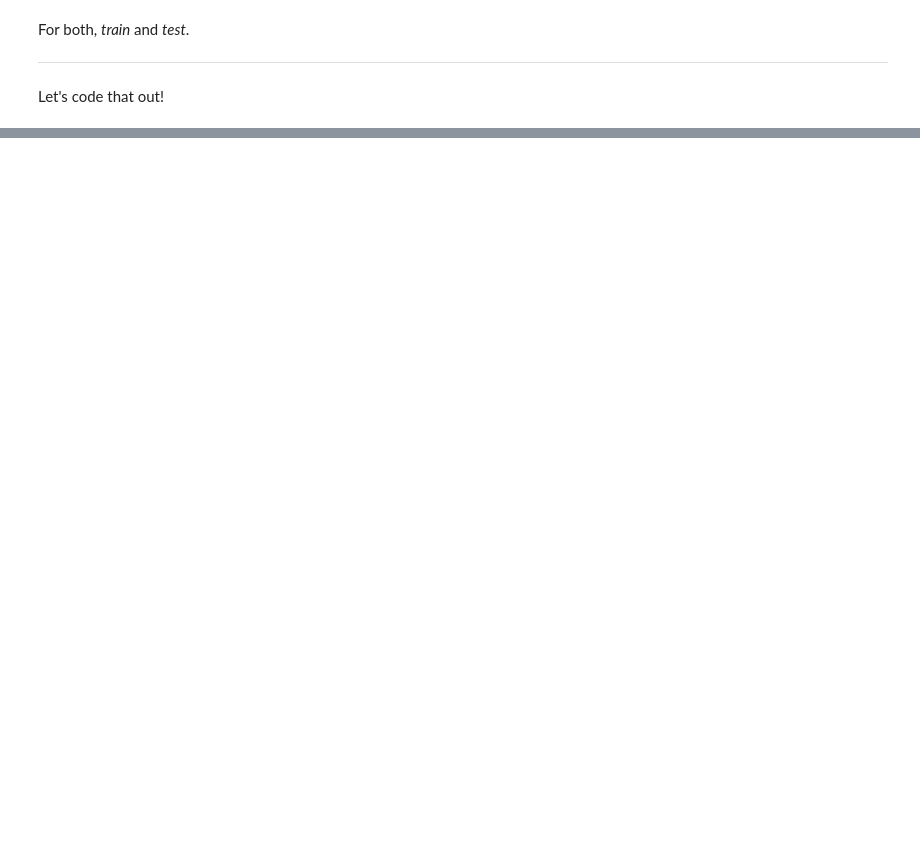
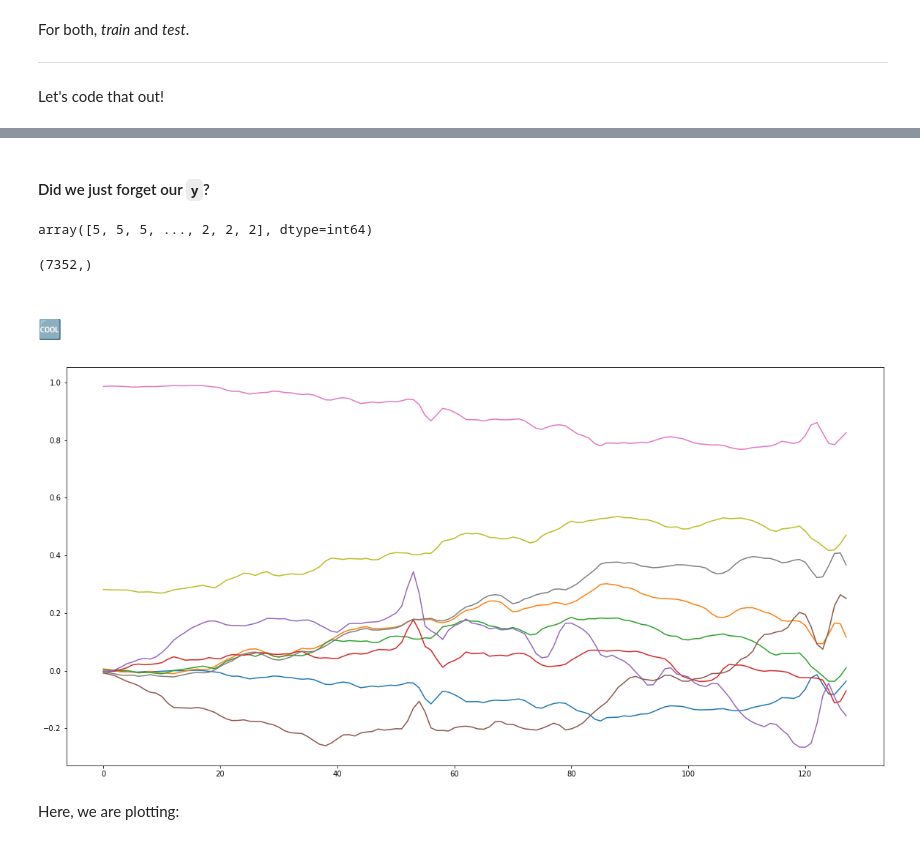
Before and after one commit to AayushSameerShah/TimeSeries-Forecasting, a Jupyter notebook: 5. Deep learning with Time Series/8. Human activity prediction (multi input).ipynb, the cells around one changed output, grey strips where cells are left out. Drawn from its saved outputs; the diff is of its cells as text; code cells hidden in the pictures; blank space fills up the shorter version.

```diff
--- a/5. Deep learning with Time Series/8. Human activity prediction (multi input).ipynb
+++ b/5. Deep learning with Time Series/8. Human activity prediction (multi input).ipynb
@@ -544,0 +560,6 @@ Let's code that out!
+# %%
+# loading all 9 files and storing them in the array for easy access!
+Ntrain = 7352
+Ntest = 2947
+T = 128
+D = 9
@@ -544,0 +568,3 @@ Let's code that out!
+# %%
+train = np.zeros(shape=(Ntrain, T, D))
+test = np.zeros(shape=(Ntest, T, D))
@@ -544,0 +573,9 @@ Let's code that out!
+# %%
+# for training
+path = "../data/UCI-HAR/UCI HAR Dataset/train/Inertial Signals/"
+for Dth, file in enumerate(os.listdir(path=path)):
+    data = pd.read_csv(path+file,
+                       header=None,
+                       delim_whitespace=True).values
+    train[:, :, Dth] = data
+    print("Reading & Storing Successful for D =", Dth)
@@ -544,0 +621,2 @@ Let's code that out!
+# %% [markdown]
+#### Did we just forget our `y`?
@@ -544,0 +626,18 @@ Let's code that out!
+# %%
+ytrain
+# %% [output]
+array([5, 5, 5, ..., 2, 2, 2], dtype=int64)
+# %%
+ytrain.shape
+# %% [output]
+(7352,)
+# %% [markdown]
+### 🆒
+# %%
+# this is how `1` person's data looks like
+# for all 9 sensors.
+plt.plot(train[7000, :, :]);
+# %% [output]
+[figure, added]
+# %% [markdown]
+Here, we are plotting:
```
Also changed, not shown: parts of 29 cells of this notebook, 2 other files.
